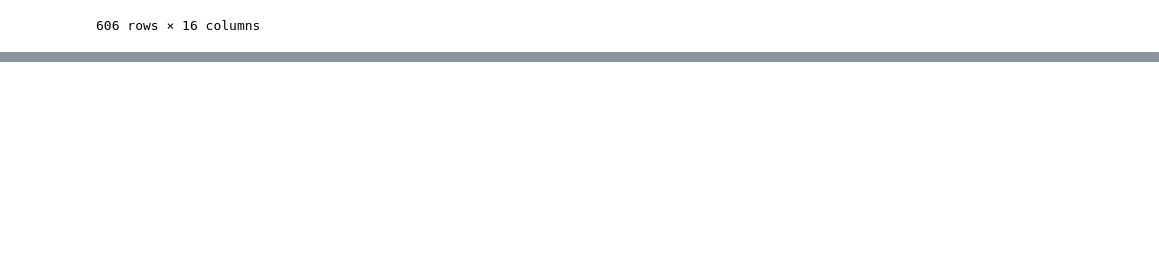
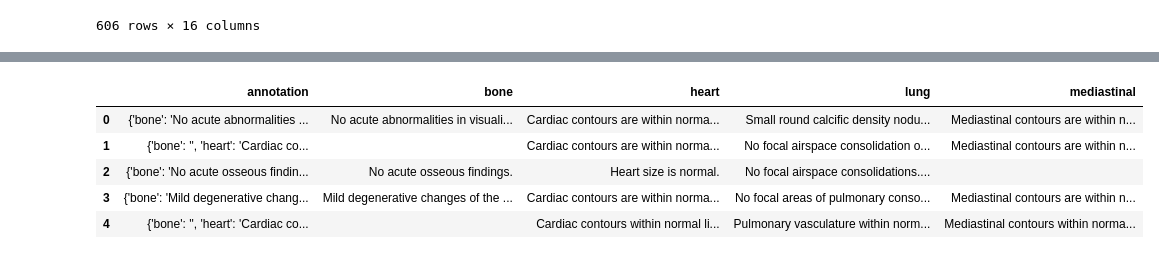
Before and after one commit to freinque/xray_report_gen, a Jupyter notebook: notebooks/data_prep.ipynb, the cells around one changed output, grey strips where cells are left out. Saved outputs shown, nothing was run; the diff lists cells and outputs as text; code cells hidden in the pictures; blank space fills up the shorter version.

```diff
--- a/notebooks/data_prep.ipynb
+++ b/notebooks/data_prep.ipynb
@@ -182,0 +220,9 @@ df[df['split']=='val']
+# %%
+refs
+# %% [output]
+|  | annotation | bone | heart | lung | mediastinal |
+| 0 | {'bone': 'No acute abnormalities ... | No acute abnormalities in visuali... | Cardiac contours are within norma... | Small round calcific density nodu... | Mediastinal contours are within n... |
+| 1 | {'bone': '', 'heart': 'Cardiac co... |  | Cardiac contours are within norma... | No focal airspace consolidation o... | Mediastinal contours are within n... |
+| 2 | {'bone': 'No acute osseous findin... | No acute osseous findings. | Heart size is normal. | No focal airspace consolidations.... |  |
+| 3 | {'bone': 'Mild degenerative chang... | Mild degenerative changes of the ... | Cardiac contours are within norma... | No focal areas of pulmonary conso... | Mediastinal contours are within n... |
+| 4 | {'bone': '', 'heart': 'Cardiac co... |  | Cardiac contours within normal li... | Pulmonary vasculature within norm... | Mediastinal contours within norma... |
```
Also changed, not shown: parts of 3 cells of this notebook, 7 other files.
